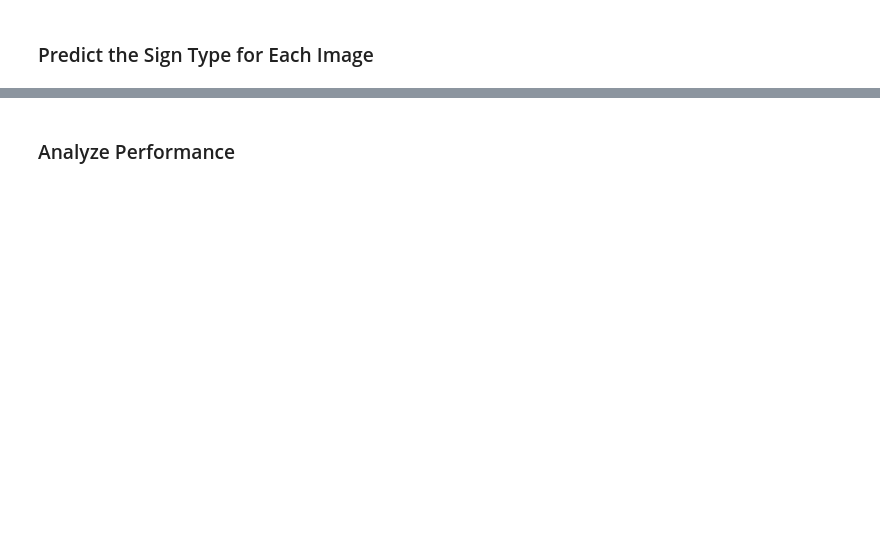
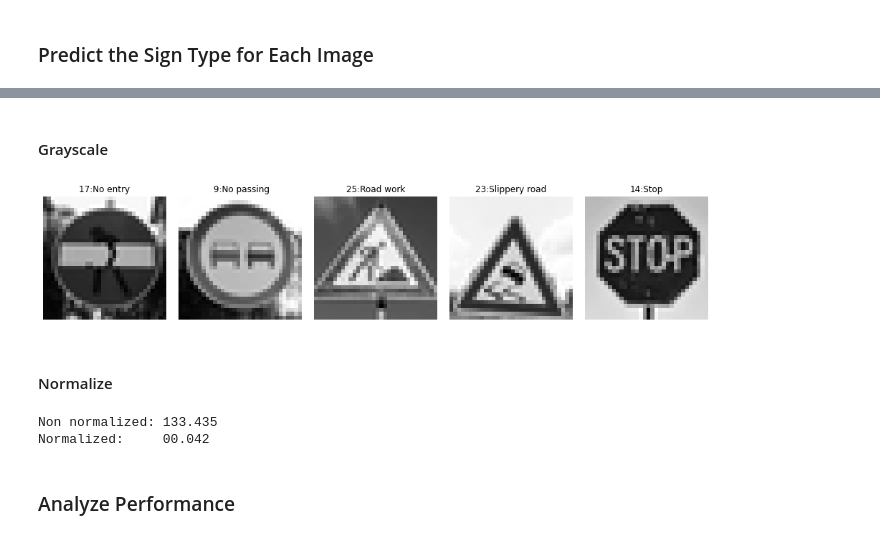
Before and after one commit to parphane/udacity-self_driving_cars, a Jupyter notebook: project-traffic_sign_classifier/Traffic_Sign_Classifier.ipynb, the cells around one changed output, grey strips where cells are left out. Cells and saved outputs as stored; diff of their text form; code cells hidden in the pictures; blank space fills up the shorter version.

```diff
--- a/project-traffic_sign_classifier/Traffic_Sign_Classifier.ipynb
+++ b/project-traffic_sign_classifier/Traffic_Sign_Classifier.ipynb
@@ -372,9 +392,9 @@ num_classes = n_classes # 43 signs
 num_features = X_train[0].shape[0] * X_train[0].shape[1] # 32*32
 
 # Training parameters.
-EPOCHS = 10
-learning_rate = 0.1
-BATCH_SIZE = 256
+EPOCHS = 60
+learning_rate = 0.0005
+BATCH_SIZE = 128
 # %%
 from tensorflow.contrib.layers import flatten
 
@@ -550,0 +636,16 @@ You may find `signnames.csv` useful as it contains mappings from the class id (i
+# %% [markdown]
+#### Grayscale
+# %%
+X_new_gray = RGB2Gray(X_new)
+plotImages(X_new_gray,y_new, gray=True)
+# %% [output]
+[figure, added]
+# %% [markdown]
+#### Normalize
+# %%
+print("Non normalized:\t{:06.3f}".format(np.mean(X_new_gray)))
+X_new_nrmlzd = NormalizeGray(X_new_gray)
+print("Normalized:\t{:06.3f}".format(np.mean(X_new_nrmlzd)))
+# %% [output]
+Non normalized: 133.435
+Normalized:     00.042
```
Also changed, not shown: parts of 35 cells of this notebook.
